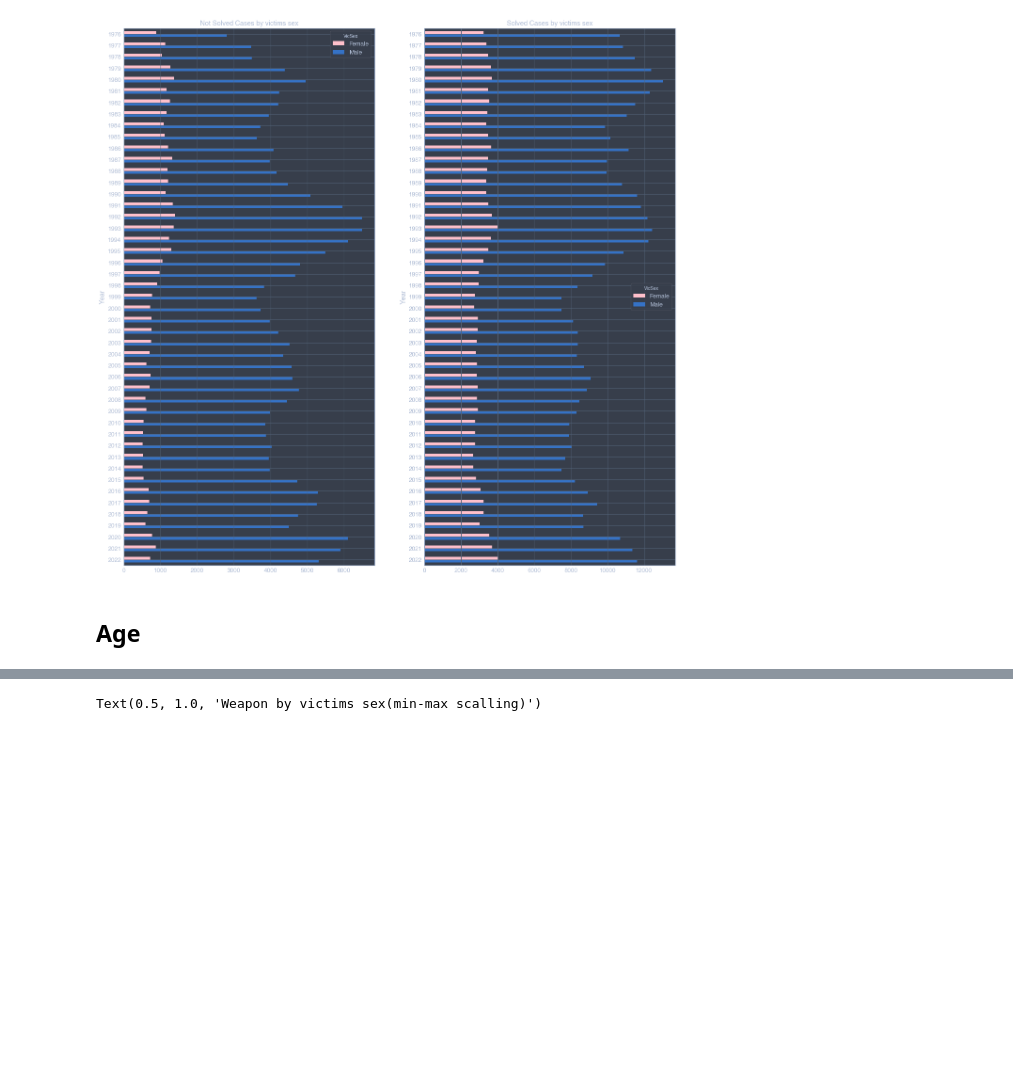
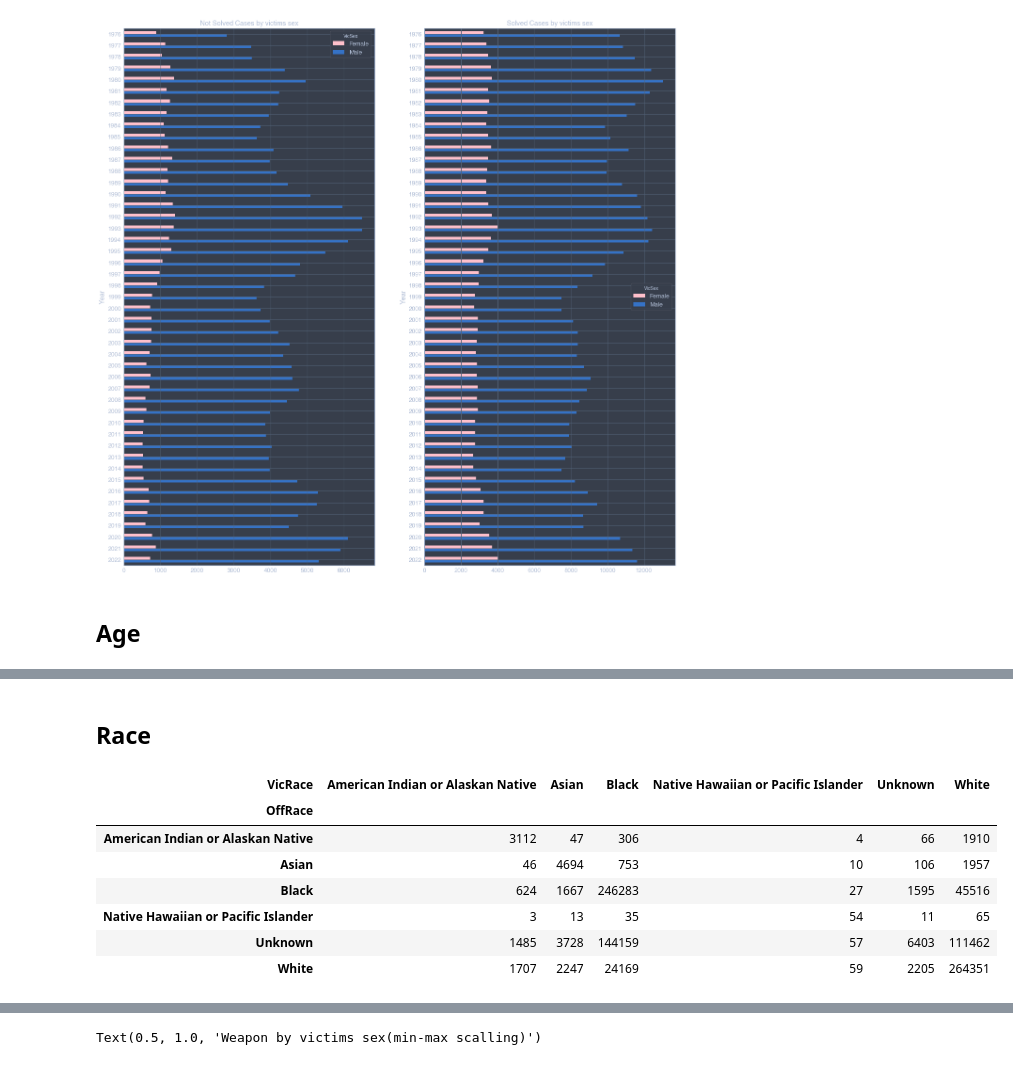
Before and after one commit to fadeeva/weird_projects, a Jupyter notebook: Serial_Killers/Data_from_MAP.ipynb, the cells around one changed output, grey strips where cells are left out. Cells and saved outputs as stored; diff of their text form; code cells hidden in the pictures; blank space fills up the shorter version.

```diff
--- a/Serial_Killers/Data_from_MAP.ipynb
+++ b/Serial_Killers/Data_from_MAP.ipynb
@@ -419,0 +455,16 @@ Text(0.5, 1.0, 'Solved Cases by victims sex')
+# %% [markdown]
+## Race
+# %%
+races = map_data.groupby(['OffRace', 'VicRace']).count()['CNTYFIPS'].to_frame()
+races = pd.pivot_table(races, index='OffRace', columns='VicRace', values='CNTYFIPS')
+
+races
+# %% [output]
+| VicRace | American Indian or Alaskan Native | Asian | Black | Native Hawaiian or Pacific Islander | Unknown | White |
+| OffRace |  |  |  |  |  |  |
+| American Indian or Alaskan Native | 3112 | 47 | 306 | 4 | 66 | 1910 |
+| Asian | 46 | 4694 | 753 | 10 | 106 | 1957 |
+| Black | 624 | 1667 | 246283 | 27 | 1595 | 45516 |
+| Native Hawaiian or Pacific Islander | 3 | 13 | 35 | 54 | 11 | 65 |
+| Unknown | 1485 | 3728 | 144159 | 57 | 6403 | 111462 |
+| White | 1707 | 2247 | 24169 | 59 | 2205 | 264351 |
```
Also changed, not shown: parts of 18 cells of this notebook.
